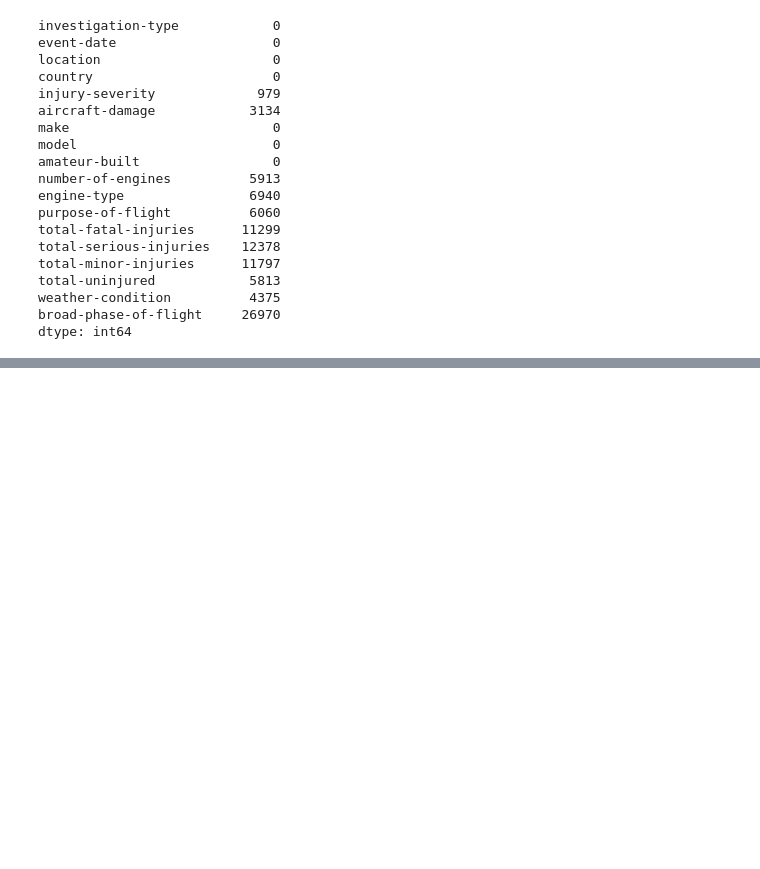
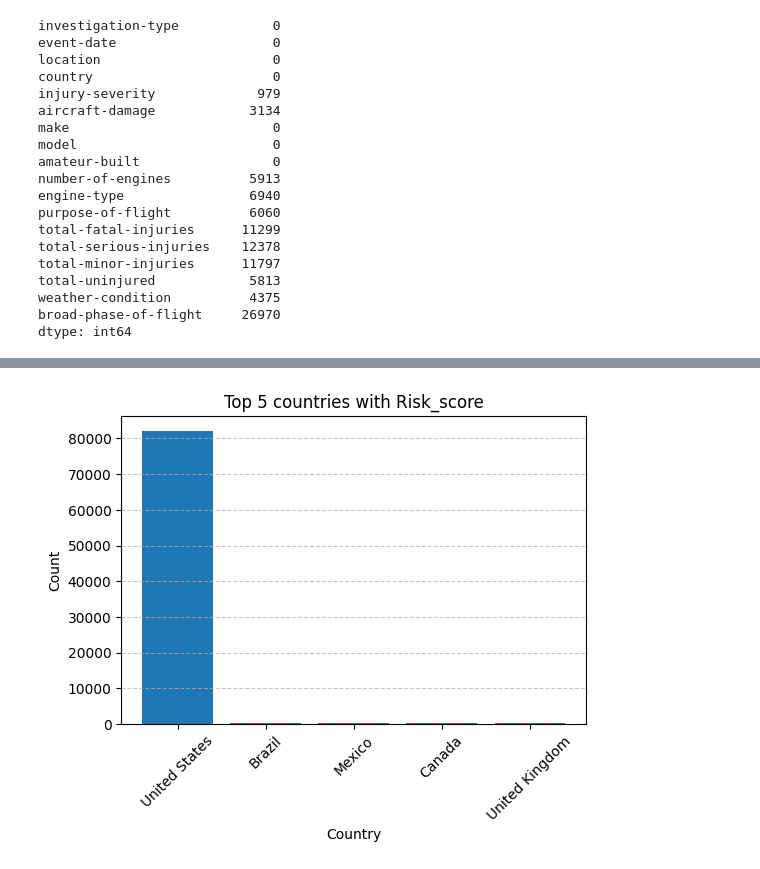
Before and after one commit to Damarispaul/My-Project-Phase_1, a Jupyter notebook: student.ipynb, the cells around one changed output, grey strips where cells are left out. Saved outputs shown, nothing was run; the diff lists cells and outputs as text; code cells hidden in the pictures; blank space fills up the shorter version.

```diff
--- a/student.ipynb
+++ b/student.ipynb
@@ -333,0 +684,19 @@ Index(['event-id', 'investigation-type', 'accident-number', 'event-date',
+# %%
+### Location
+
+# look at top ten states with most accidents
+top_5_countries = aviation_df["country"
+
+].value_counts().head()
+
+
+plt.figure(figsize=(6, 4))
+bars = plt.bar(top_5_countries.index, top_5_countries.values)
+plt.xlabel('Country')
+plt.ylabel('Count')
+plt.title('Top 5 countries with Risk_score')
+plt.xticks(rotation=45)
+plt.grid(axis='y', linestyle='--', alpha=0.7)
+plt.show()
+# %% [output]
+[figure, added]
```
Also changed, not shown: parts of 45 cells of this notebook, 1 other file.
